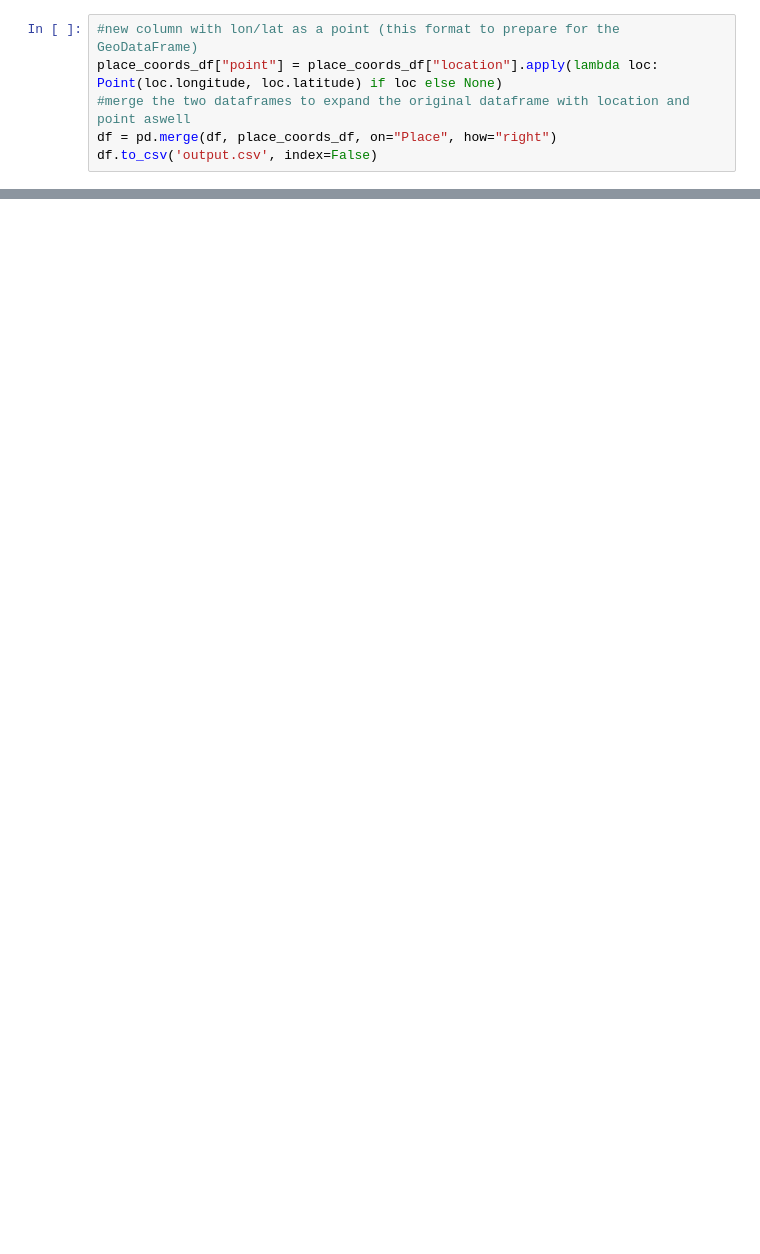
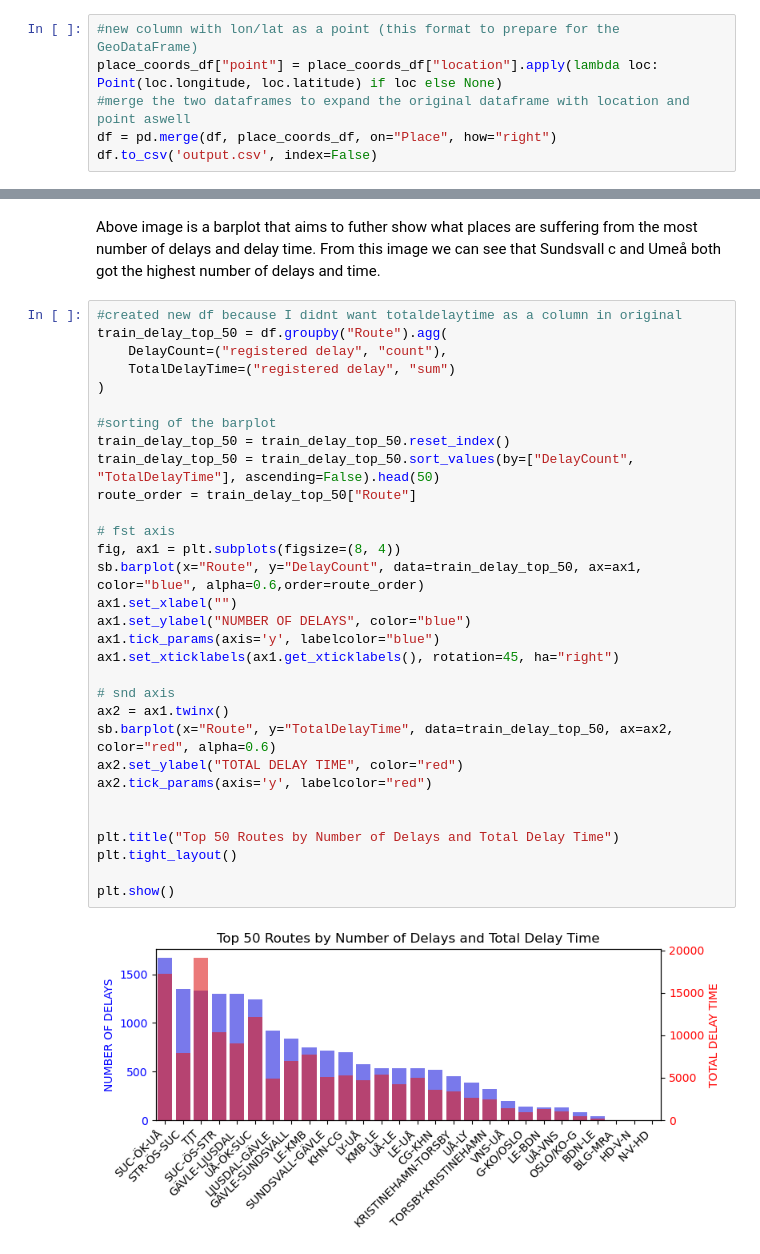
Before and after one commit to iorthethug/IAI-eMaintenance-Assignment-2, a Jupyter notebook: main.ipynb, the cells around one changed output, grey strips where cells are left out. Saved outputs shown, nothing was run; the diff lists cells and outputs as text; blank space fills up the shorter version.

```diff
--- a/main.ipynb
+++ b/main.ipynb
@@ -261 +192,36 @@ plt.show()
+# %% [markdown]
+Above image is a barplot that aims to futher show what places are suffering from the most number of delays and delay time. From this image we can see that Sundsvall c and Umeå both got the highest number of delays and time.
+# %%
+#created new df because I didnt want totaldelaytime as a column in original
+train_delay_top_50 = df.groupby("Route").agg(
+    DelayCount=("registered delay", "count"),
+    TotalDelayTime=("registered delay", "sum")
+)
+
+#sorting of the barplot
+train_delay_top_50 = train_delay_top_50.reset_index()
+train_delay_top_50 = train_delay_top_50.sort_values(by=["DelayCount", "TotalDelayTime"], ascending=False).head(50)
+route_order = train_delay_top_50["Route"]
+
+# fst axis
+fig, ax1 = plt.subplots(figsize=(8, 4))
+sb.barplot(x="Route", y="DelayCount", data=train_delay_top_50, ax=ax1, color="blue", alpha=0.6,order=route_order)
+ax1.set_xlabel("")
+ax1.set_ylabel("NUMBER OF DELAYS", color="blue")
+ax1.tick_params(axis='y', labelcolor="blue")
+ax1.set_xticklabels(ax1.get_xticklabels(), rotation=45, ha="right")
+
+# snd axis
+ax2 = ax1.twinx()
+sb.barplot(x="Route", y="TotalDelayTime", data=train_delay_top_50, ax=ax2, color="red", alpha=0.6)
+ax2.set_ylabel("TOTAL DELAY TIME", color="red")
+ax2.tick_params(axis='y', labelcolor="red")
+
+
+plt.title("Top 50 Routes by Number of Delays and Total Delay Time")
+plt.tight_layout()
+
+plt.show()
+# %% [output]
+[figure, added]
 # %%
```
Also changed, not shown: parts of 31 cells of this notebook.
